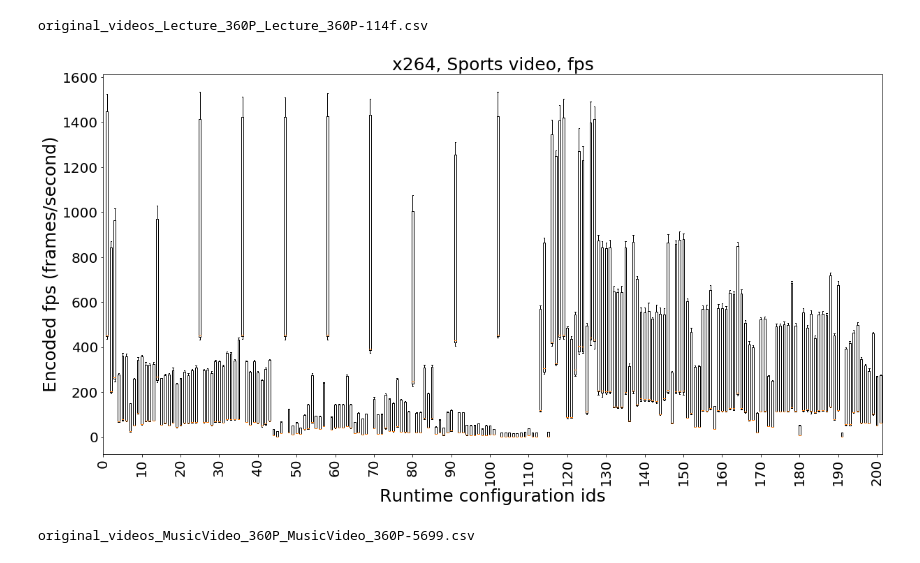
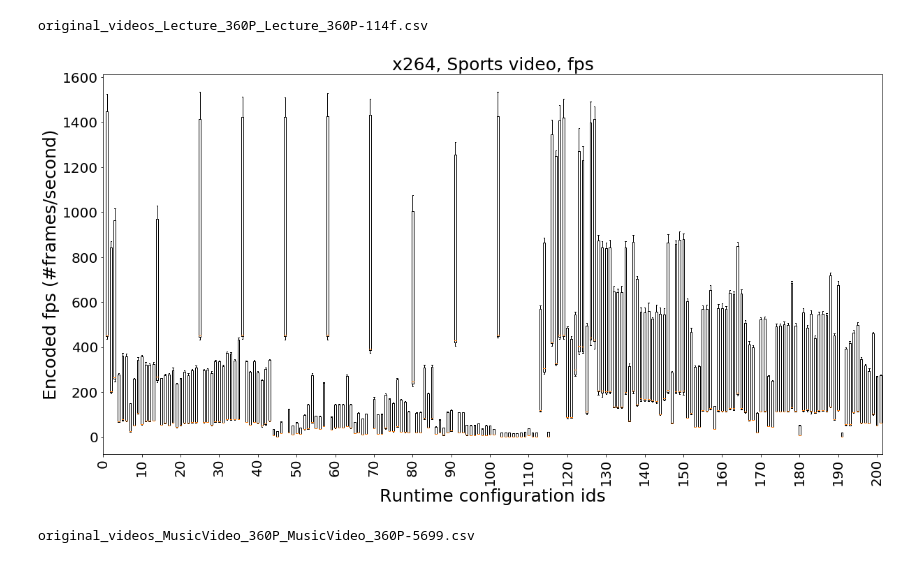
Before and after one commit to llesoil/ctime_opt, a Jupyter notebook: src/Interplay - main notebook.ipynb, the cells around one changed output. Cells and saved outputs as stored; diff of their text form; code cells hidden in the pictures.

```diff
--- a/src/Interplay - main notebook.ipynb
+++ b/src/Interplay - main notebook.ipynb
@@ -109,29 +109,29 @@ original_videos_Lecture_360P_Lecture_360P-114f.csv
 # %%
 listDim = []
 for i in range(len(list_dir)):
     df = data[list_dir[i], inputs[inputs_index]]
     listDim.append(df[dim])
 
 print()
 
 transposed_listDim = []
 for i in range(len(listDim[0])):
     transposed_listDim.append([listDim[j][i] for j in range(len(listDim))])
 
 plt.figure(figsize=(20,10))
 
 plt.title("x264, Sports video, fps", size = 25)
-plt.ylabel("Encoded fps (frames/second)", size = 25)
+plt.ylabel("Encoded fps (#frames/second)", size = 25)
 plt.xlabel("Runtime configuration ids", size=25)
 
 plt.boxplot(transposed_listDim)
 plt.xticks([k for k in range(201) if k%10==0],[k for k in range(201) if k%10==0],
            rotation='vertical', size =20)
 plt.yticks(size=20)
 plt.savefig("../results/boxplot_"+name_system+"_"+dim+".png")
 plt.show()
 # %% [output]
-[figure, old version]
+[figure, new version]
 # %%
 dim = "time"
 inputs_index = 2
```
Also changed, not shown: parts of 3 cells of this notebook, 55 other files.
